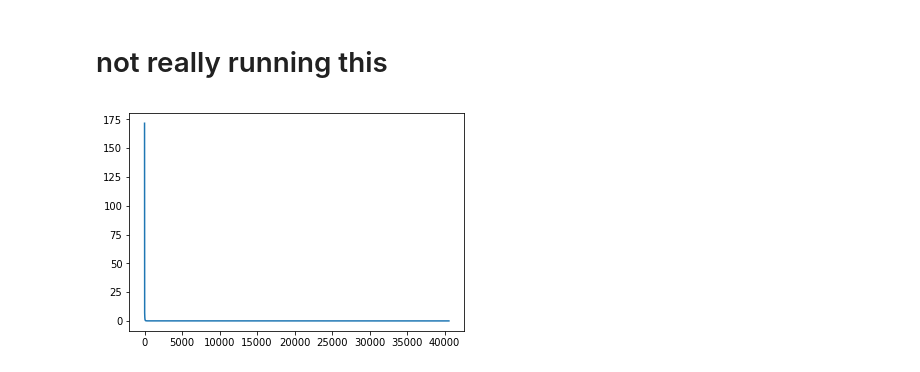
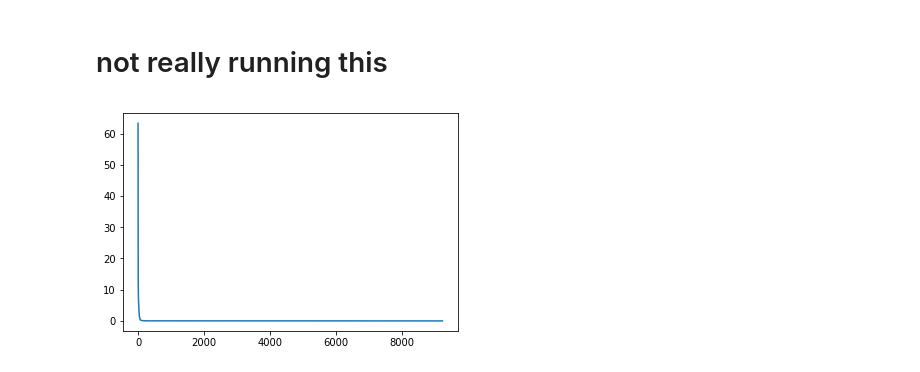
Before and after one commit to cseghbossian/avalanche, a Jupyter notebook: ipynb/epa_analysis.ipynb, the cells around one changed output. Drawn from its saved outputs; the diff is of its cells as text; code cells hidden in the pictures.

```diff
--- a/ipynb/epa_analysis.ipynb
+++ b/ipynb/epa_analysis.ipynb
@@ -75,12 +82,12 @@ avg = epa_cols_interest['penalty_amt'].mean()
 #normalize values
 z_score = lambda x: ((x - avg) / float(sd))
 
-# epa_cols_interest['normalized_amt'] = [z_score(val) for val in epa_cols_interest['penalty_amt']]
+epa_cols_interest['normalized_amt'] = [z_score(val) for val in epa_cols_interest['penalty_amt']]
 # %%
-# test_set = sorted(epa['normalized_amt'])[::-1]
-# test_set
+test_set = sorted(epa_cols_interest['normalized_amt'])[::-1]
+test_set
 
-# plt.plot(test_set)
-# plt.show()
+plt.plot(test_set)
+plt.show()
 # %% [output]
-[figure, old version]
+[figure, new version]
```
Also changed, not shown: parts of 3 cells of this notebook.
